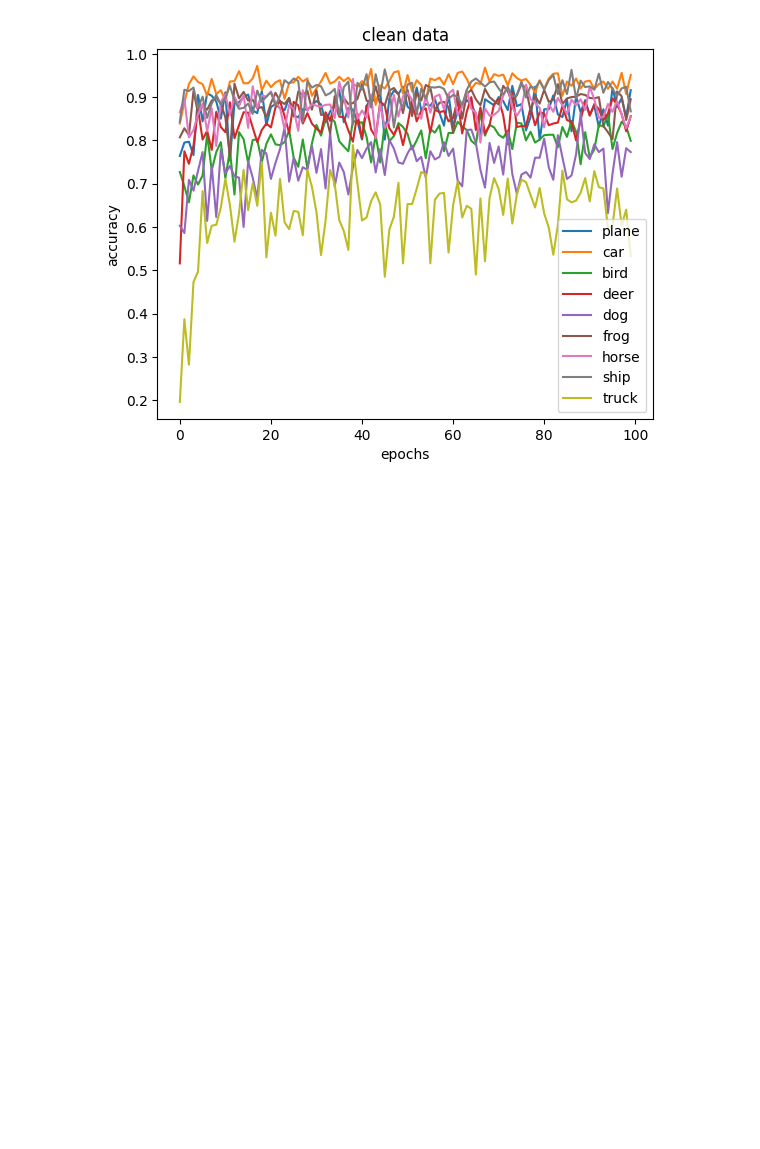
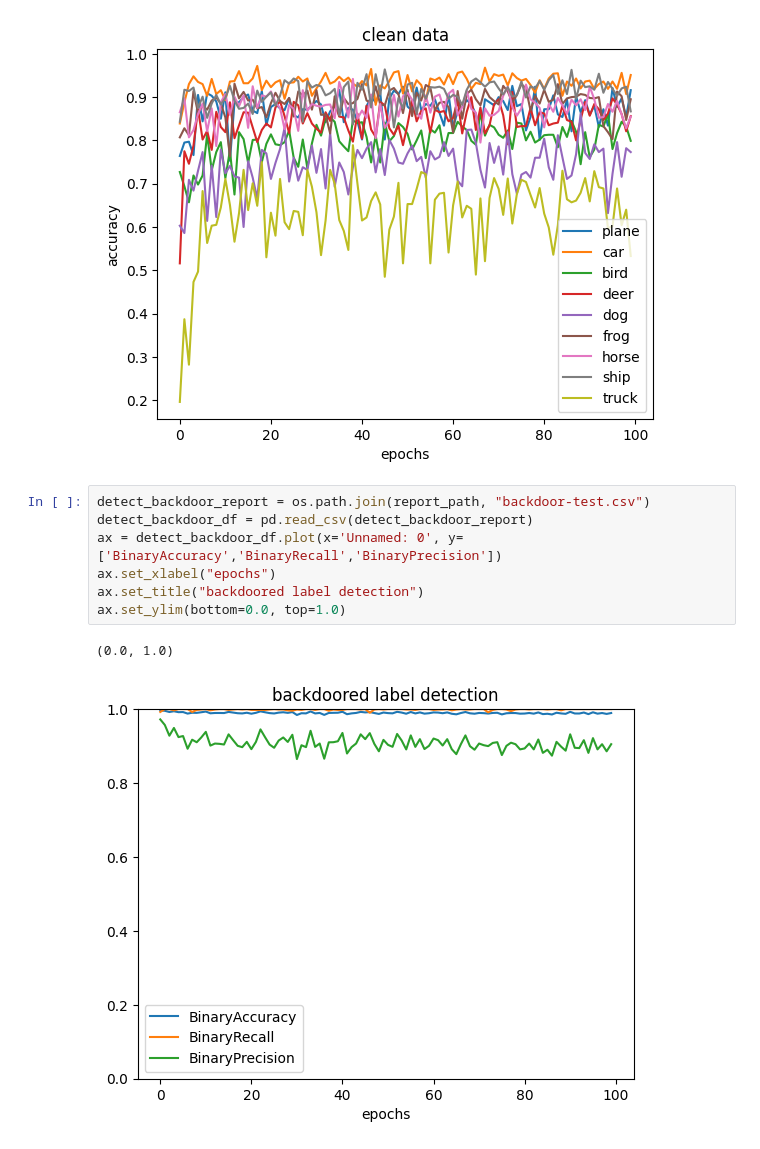
Before and after one commit to Tombo93/masterarbeit, a Jupyter notebook: notebooks/plot.ipynb, the cells around one changed output. Drawn from its saved outputs; the diff is of its cells as text; blank space fills up the shorter version.

```diff
--- a/notebooks/plot.ipynb
+++ b/notebooks/plot.ipynb
@@ -33,3 +34,13 @@ ax2.set_title("clean data")
 Text(0.5, 1.0, 'clean data')
 [figure]
 [figure]
+# %%
+detect_backdoor_report = os.path.join(report_path, "backdoor-test.csv")
+detect_backdoor_df = pd.read_csv(detect_backdoor_report)
+ax = detect_backdoor_df.plot(x='Unnamed: 0', y=['BinaryAccuracy','BinaryRecall','BinaryPrecision'])
+ax.set_xlabel("epochs")
+ax.set_title("backdoored label detection")
+ax.set_ylim(bottom=0.0, top=1.0)
+# %% [output]
+(0.0, 1.0)
+[figure, added]
```
Also changed, not shown: parts of 1 cell of this notebook, 6 other files.
